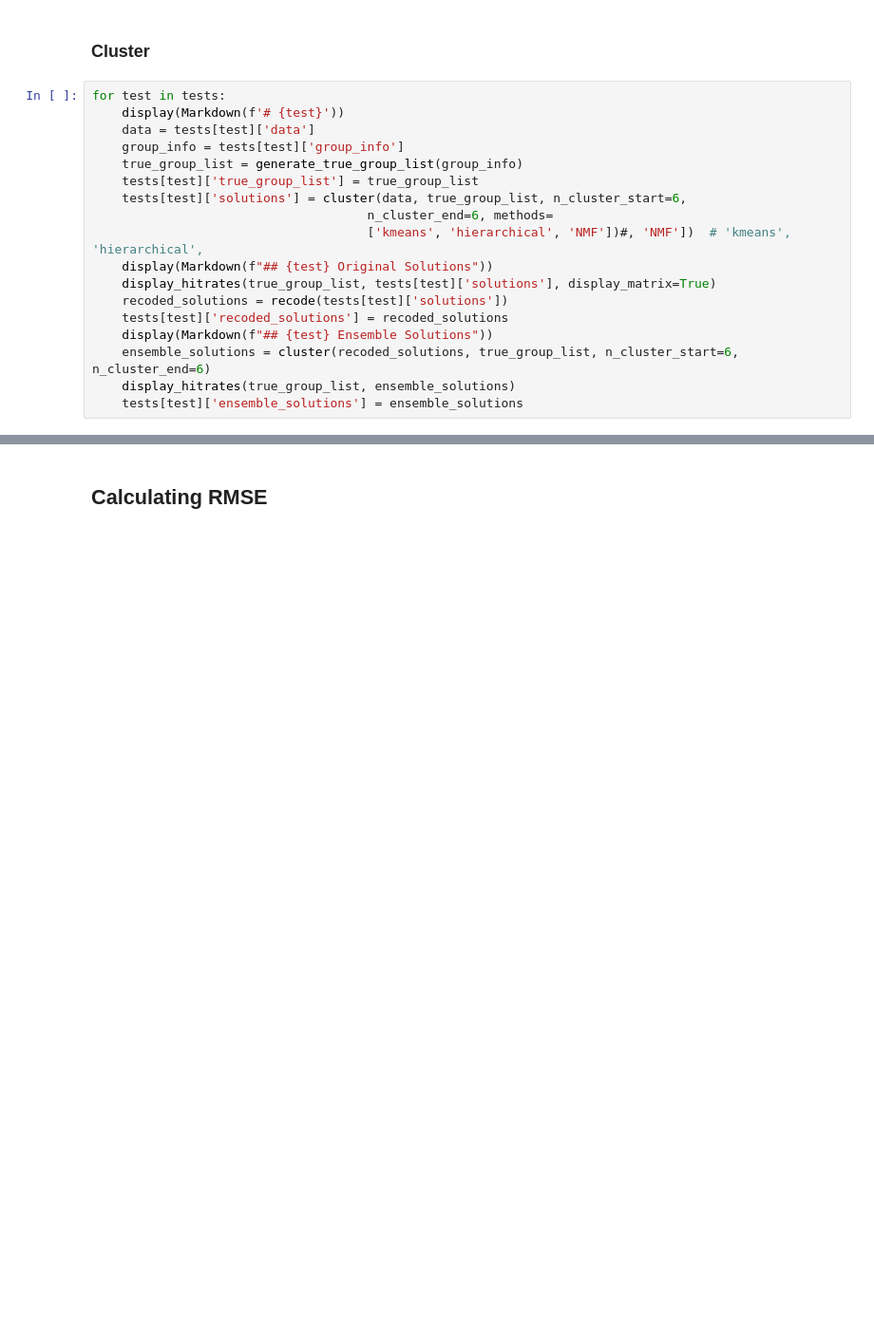
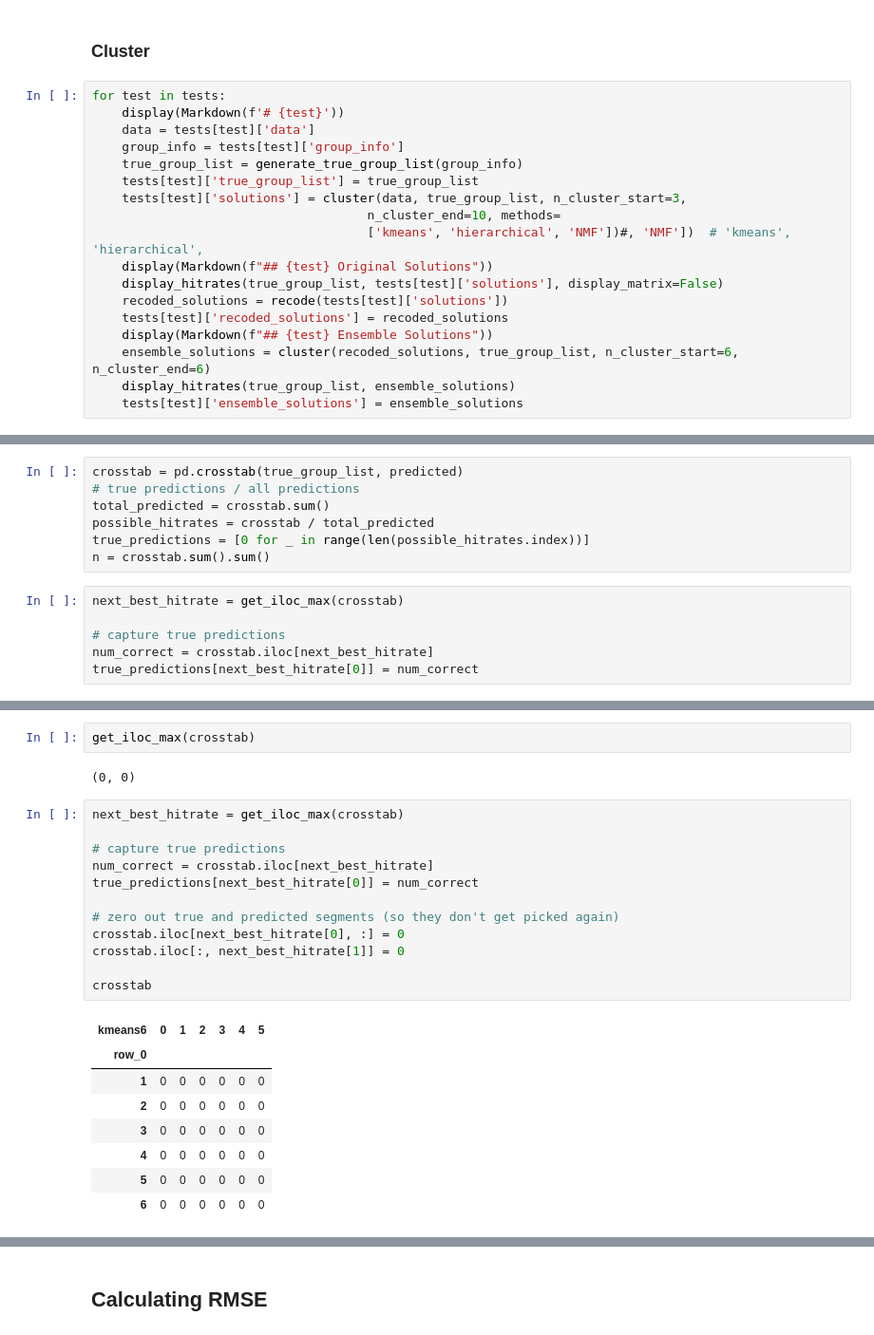
Before and after one commit to ScottGuthart/clusters, a Jupyter notebook: Cluster_v2.ipynb, the cells around one changed output, grey strips where cells are left out. Shown at 95% size. Cells and saved outputs as stored; diff of their text form; blank space fills up the shorter version.

```diff
--- a/Cluster_v2.ipynb
+++ b/Cluster_v2.ipynb
@@ -420,11 +421,11 @@ for test in tests:
     group_info = tests[test]['group_info']
     true_group_list = generate_true_group_list(group_info)
     tests[test]['true_group_list'] = true_group_list
-    tests[test]['solutions'] = cluster(data, true_group_list, n_cluster_start=6,
-                                     n_cluster_end=6, methods=
+    tests[test]['solutions'] = cluster(data, true_group_list, n_cluster_start=3,
+                                     n_cluster_end=10, methods=
                                      ['kmeans', 'hierarchical', 'NMF'])#, 'NMF'])  # 'kmeans', 'hierarchical',
     display(Markdown(f"## {test} Original Solutions"))
-    display_hitrates(true_group_list, tests[test]['solutions'], display_matrix=True)
+    display_hitrates(true_group_list, tests[test]['solutions'], display_matrix=False)
     recoded_solutions = recode(tests[test]['solutions'])
     tests[test]['recoded_solutions'] = recoded_solutions
     display(Markdown(f"## {test} Ensemble Solutions"))
@@ -475,0 +505,13 @@ for test in tests:
+# %%
+crosstab = pd.crosstab(true_group_list, predicted)
+# true predictions / all predictions
+total_predicted = crosstab.sum()
+possible_hitrates = crosstab / total_predicted
+true_predictions = [0 for _ in range(len(possible_hitrates.index))]
+n = crosstab.sum().sum()
+# %%
+next_best_hitrate = get_iloc_max(crosstab)
+
+# capture true predictions
+num_correct = crosstab.iloc[next_best_hitrate]
+true_predictions[next_best_hitrate[0]] = num_correct
@@ -475,0 +526,25 @@ for test in tests:
+# %%
+get_iloc_max(crosstab)
+# %% [output]
+(0, 0)
+# %%
+next_best_hitrate = get_iloc_max(crosstab)
+
+# capture true predictions
+num_correct = crosstab.iloc[next_best_hitrate]
+true_predictions[next_best_hitrate[0]] = num_correct
+
+# zero out true and predicted segments (so they don't get picked again)
+crosstab.iloc[next_best_hitrate[0], :] = 0
+crosstab.iloc[:, next_best_hitrate[1]] = 0
+
+crosstab
+# %% [output]
+| kmeans6 | 0 | 1 | 2 | 3 | 4 | 5 |
+| row_0 |  |  |  |  |  |  |
+| 1 | 0 | 0 | 0 | 0 | 0 | 0 |
+| 2 | 0 | 0 | 0 | 0 | 0 | 0 |
+| 3 | 0 | 0 | 0 | 0 | 0 | 0 |
+| 4 | 0 | 0 | 0 | 0 | 0 | 0 |
+| 5 | 0 | 0 | 0 | 0 | 0 | 0 |
+| 6 | 0 | 0 | 0 | 0 | 0 | 0 |
```
Also changed, not shown: parts of 9 cells of this notebook, 2 other files.
